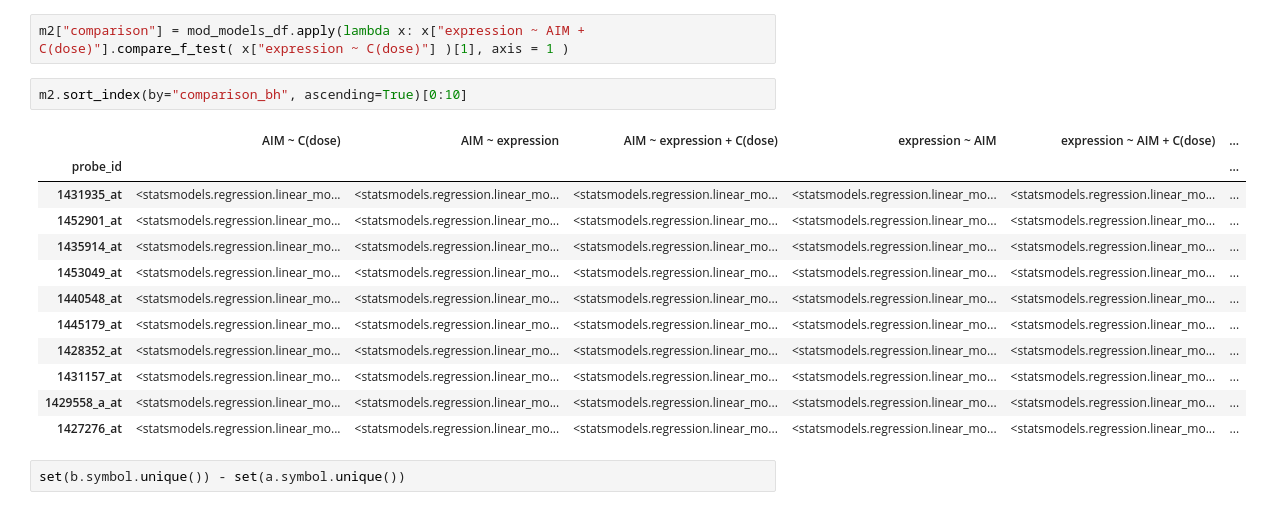
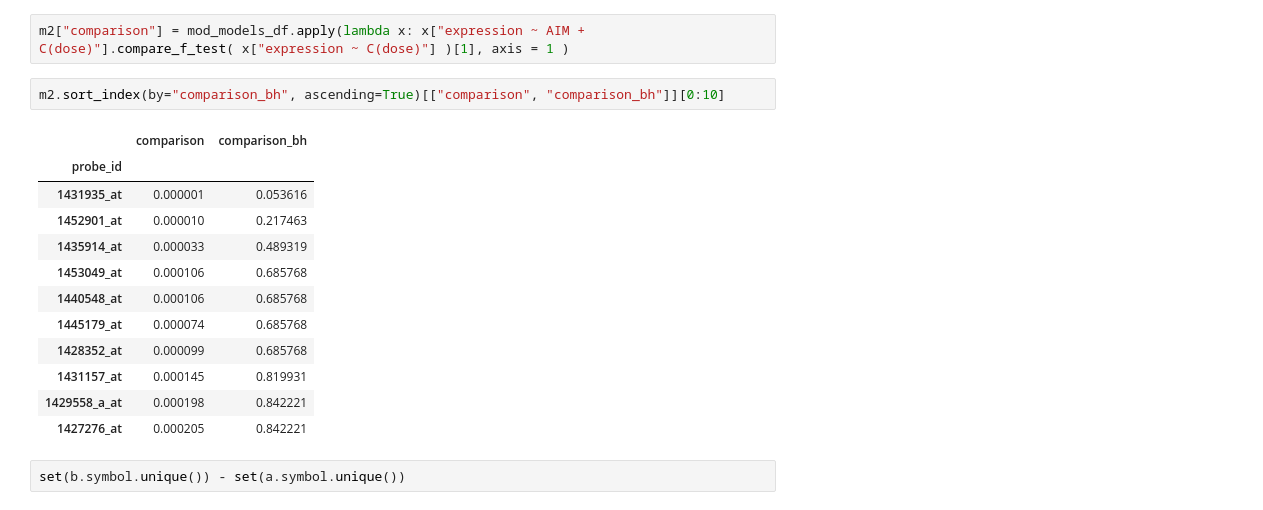
Before and after one commit to aheilbut/pdmouse, a Jupyter notebook: py/compare_regression_models.ipynb, the cells around one changed output. Drawn from its saved outputs; the diff is of its cells as text.

```diff
--- a/py/compare_regression_models.ipynb
+++ b/py/compare_regression_models.ipynb
@@ -439,20 +472,20 @@ m2["comparison_bh"] = multicomp.multipletests(m2["comparison"], method="fdr_bh")
 # %%
 m2["comparison"] = mod_models_df.apply(lambda x: x["expression ~ AIM + C(dose)"].compare_f_test( x["expression ~ C(dose)"] )[1], axis = 1 )
 # %%
-m2.sort_index(by="comparison_bh", ascending=True)[0:10]
+m2.sort_index(by="comparison_bh", ascending=True)[["comparison", "comparison_bh"]][0:10]
 # %% [output]
-|  | AIM ~ C(dose) | AIM ~ expression | AIM ~ expression + C(dose) | expression ~ AIM | expression ~ AIM + C(dose) | ... |
-| probe_id |  |  |  |  |  | ... |
-| 1431935_at | <statsmodels.regression.linear_mo... | <statsmodels.regression.linear_mo... | <statsmodels.regression.linear_mo... | <statsmodels.regression.linear_mo... | <statsmodels.regression.linear_mo... | ... |
-| 1452901_at | <statsmodels.regression.linear_mo... | <statsmodels.regression.linear_mo... | <statsmodels.regression.linear_mo... | <statsmodels.regression.linear_mo... | <statsmodels.regression.linear_mo... | ... |
-| 1435914_at | <statsmodels.regression.linear_mo... | <statsmodels.regression.linear_mo... | <statsmodels.regression.linear_mo... | <statsmodels.regression.linear_mo... | <statsmodels.regression.linear_mo... | ... |
-| 1453049_at | <statsmodels.regression.linear_mo... | <statsmodels.regression.linear_mo... | <statsmodels.regression.linear_mo... | <statsmodels.regression.linear_mo... | <statsmodels.regression.linear_mo... | ... |
-| 1440548_at | <statsmodels.regression.linear_mo... | <statsmodels.regression.linear_mo... | <statsmodels.regression.linear_mo... | <statsmodels.regression.linear_mo... | <statsmodels.regression.linear_mo... | ... |
-| 1445179_at | <statsmodels.regression.linear_mo... | <statsmodels.regression.linear_mo... | <statsmodels.regression.linear_mo... | <statsmodels.regression.linear_mo... | <statsmodels.regression.linear_mo... | ... |
-| 1428352_at | <statsmodels.regression.linear_mo... | <statsmodels.regression.linear_mo... | <statsmodels.regression.linear_mo... | <statsmodels.regression.linear_mo... | <statsmodels.regression.linear_mo... | ... |
-| 1431157_at | <statsmodels.regression.linear_mo... | <statsmodels.regression.linear_mo... | <statsmodels.regression.linear_mo... | <statsmodels.regression.linear_mo... | <statsmodels.regression.linear_mo... | ... |
-| 1429558_a_at | <statsmodels.regression.linear_mo... | <statsmodels.regression.linear_mo... | <statsmodels.regression.linear_mo... | <statsmodels.regression.linear_mo... | <statsmodels.regression.linear_mo... | ... |
-| 1427276_at | <statsmodels.regression.linear_mo... | <statsmodels.regression.linear_mo... | <statsmodels.regression.linear_mo... | <statsmodels.regression.linear_mo... | <statsmodels.regression.linear_mo... | ... |
+|  | comparison | comparison_bh |
+| probe_id |  |  |
+| 1431935_at | 0.000001 | 0.053616 |
+| 1452901_at | 0.000010 | 0.217463 |
+| 1435914_at | 0.000033 | 0.489319 |
+| 1453049_at | 0.000106 | 0.685768 |
+| 1440548_at | 0.000106 | 0.685768 |
+| 1445179_at | 0.000074 | 0.685768 |
+| 1428352_at | 0.000099 | 0.685768 |
+| 1431157_at | 0.000145 | 0.819931 |
+| 1429558_a_at | 0.000198 | 0.842221 |
+| 1427276_at | 0.000205 | 0.842221 |
 # %%
 set(b.symbol.unique()) - set(a.symbol.unique())
 # %% [output]
```
Also changed, not shown: parts of 9 cells of this notebook, 4 other files.
